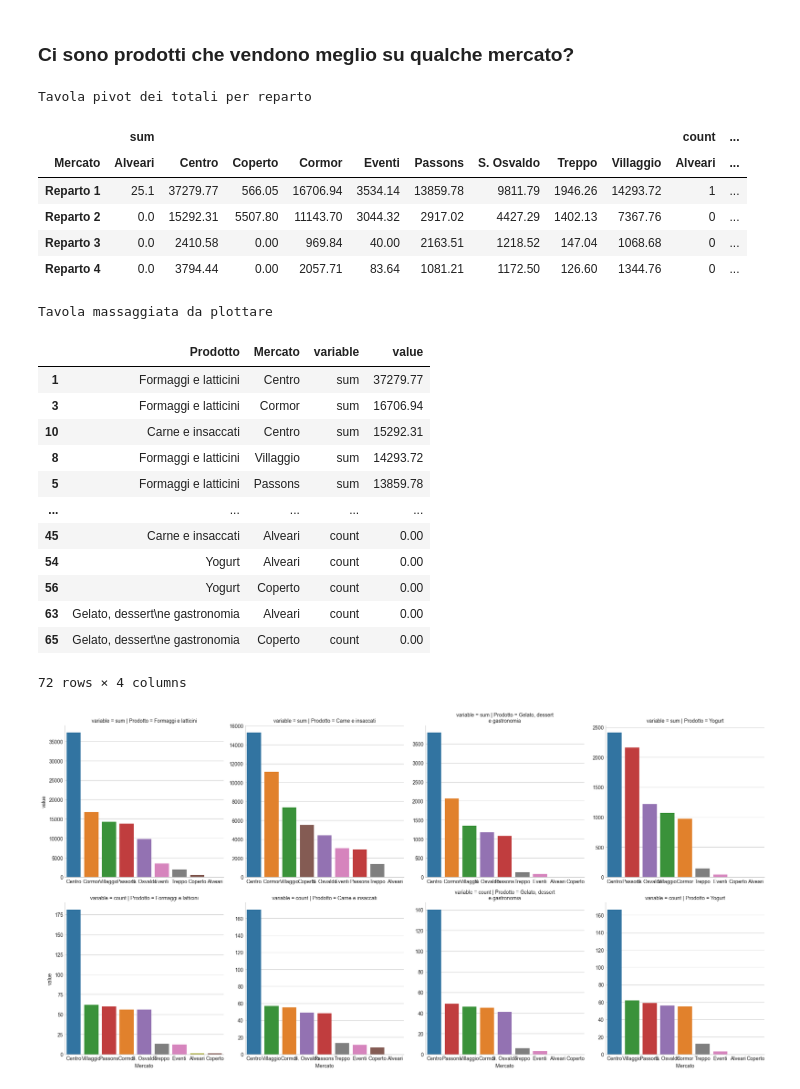
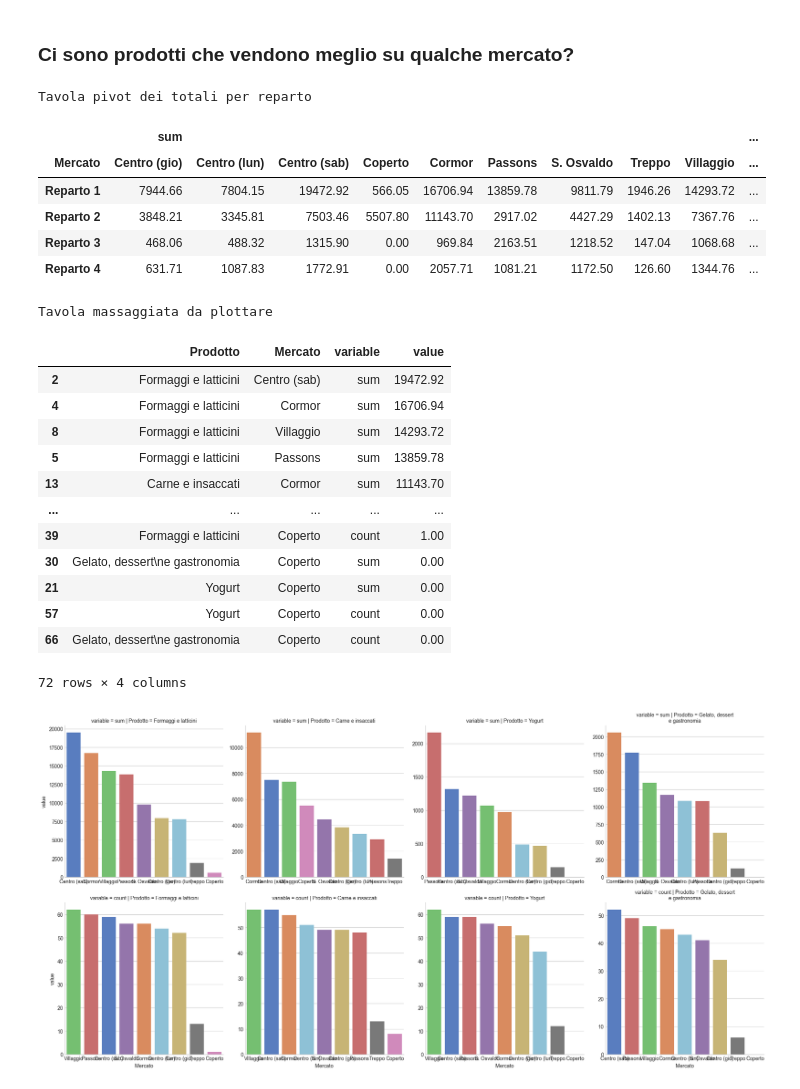
Before and after one commit to panda-with-issues/Fond-Scienze-dei-Dati-progetto, a Jupyter notebook: analisi_corrispettivi_la_di_cjastelan.ipynb, the cells around one changed output. Cells and saved outputs as stored; diff of their text form; code cells hidden in the pictures.

```diff
--- a/analisi_corrispettivi_la_di_cjastelan.ipynb
+++ b/analisi_corrispettivi_la_di_cjastelan.ipynb
@@ -2101,7 +2088,7 @@ plt.show()
 # %% [markdown]
 ### Ci sono prodotti che vendono meglio su qualche mercato?
 # %%
-prod_merc_table = mercati_df.pivot_table(values=[col for col in mercati_df.columns if 'Reparto' in col and '5' not in col], columns='Mercato', aggfunc=['sum', 'count'])
+prod_merc_table = mercati_periodici.pivot_table(values=[col for col in mercati_df.columns if 'Reparto' in col and '5' not in col], columns='Mercato', aggfunc=['sum', 'count'])
 #prod_merc_table['Prodotto'] = prod_merc_table['Reparto']['Formaggi e latticini', 'Carne e insaccati', 'Yogurt', 'Gelato, dessert e gastronomia'] * 7
 
 print('Tavola pivot dei totali per reparto')
@@ -2114,34 +2101,32 @@ prod_merc_long = prod_merc_long.melt(id_vars=['Prodotto', 'Mercato'], value_vars
 prod_merc_long
 # %% [output]
 Tavola pivot dei totali per reparto
-|  | sum |  |  |  |  |  |  |  |  | count | ... |
-| Mercato | Alveari | Centro | Coperto | Cormor | Eventi | Passons | S. Osvaldo | Treppo | Villaggio | Alveari | ... |
-| Reparto 1 | 25.1 | 37279.77 | 566.05 | 16706.94 | 3534.14 | 13859.78 | 9811.79 | 1946.26 | 14293.72 | 1 | ... |
-| Reparto 2 | 0.0 | 15292.31 | 5507.80 | 11143.70 | 3044.32 | 2917.02 | 4427.29 | 1402.13 | 7367.76 | 0 | ... |
-| Reparto 3 | 0.0 | 2410.58 | 0.00 | 969.84 | 40.00 | 2163.51 | 1218.52 | 147.04 | 1068.68 | 0 | ... |
-| Reparto 4 | 0.0 | 3794.44 | 0.00 | 2057.71 | 83.64 | 1081.21 | 1172.50 | 126.60 | 1344.76 | 0 | ... |
+|  | sum |  |  |  |  |  |  |  |  | ... |
+| Mercato | Centro (gio) | Centro (lun) | Centro (sab) | Coperto | Cormor | Passons | S. Osvaldo | Treppo | Villaggio | ... |
+| Reparto 1 | 7944.66 | 7804.15 | 19472.92 | 566.05 | 16706.94 | 13859.78 | 9811.79 | 1946.26 | 14293.72 | ... |
+| Reparto 2 | 3848.21 | 3345.81 | 7503.46 | 5507.80 | 11143.70 | 2917.02 | 4427.29 | 1402.13 | 7367.76 | ... |
+| Reparto 3 | 468.06 | 488.32 | 1315.90 | 0.00 | 969.84 | 2163.51 | 1218.52 | 147.04 | 1068.68 | ... |
+| Reparto 4 | 631.71 | 1087.83 | 1772.91 | 0.00 | 2057.71 | 1081.21 | 1172.50 | 126.60 | 1344.76 | ... |
 Tavola massaggiata da plottare
 |  | Prodotto | Mercato | variable | value |
-| 1 | Formaggi e latticini | Centro | sum | 37279.77 |
-| 3 | Formaggi e latticini | Cormor | sum | 16706.94 |
-| 10 | Carne e insaccati | Centro | sum | 15292.31 |
+| 2 | Formaggi e latticini | Centro (sab) | sum | 19472.92 |
+| 4 | Formaggi e latticini | Cormor | sum | 16706.94 |
 | 8 | Formaggi e latticini | Villaggio | sum | 14293.72 |
 | 5 | Formaggi e latticini | Passons | sum | 13859.78 |
+| 13 | Carne e insaccati | Cormor | sum | 11143.70 |
 | ... | ... | ... | ... | ... |
-| 45 | Carne e insaccati | Alveari | count | 0.00 |
-| 54 | Yogurt | Alveari | count | 0.00 |
-| 56 | Yogurt | Coperto | count | 0.00 |
-| 63 | Gelato, dessert\ne gastronomia | Alveari | count | 0.00 |
-| 65 | Gelato, dessert\ne gastronomia | Coperto | count | 0.00 |
+| 39 | Formaggi e latticini | Coperto | count | 1.00 |
+| 30 | Gelato, dessert\ne gastronomia | Coperto | sum | 0.00 |
+| 21 | Yogurt | Coperto | sum | 0.00 |
+| 57 | Yogurt | Coperto | count | 0.00 |
+| 66 | Gelato, dessert\ne gastronomia | Coperto | count | 0.00 |
 72 rows × 4 columns
 # %%
-'''g = sns.catplot(prod_merc_long, kind='bar',
-                x='Mercato', y='value', hue='Mercato', col='Prodotto',
-                col_wrap=2, sharey=False, sharex=False,
-                col_order=prod_merc_table['Prodotto'])'''
+g = sns.catplot(prod_merc_long, kind='bar',
+                x='Mercato', y='value', hue='Mercato', col='Prodotto', row='variable', palette=mercati_periodici_palette,
+                sharey=False, sharex=False)
 
-g = sns.catplot(prod_merc_long, kind='bar',
-                x='Mercato', y='value', hue='Mercato', col='Prodotto', row='variable',
-                sharey=False, sharex=False)
+g.tight_layout()
+plt.show()
 # %% [output]
-[figure, old version]
+[figure, new version]
```
Also changed, not shown: parts of 12 cells of this notebook.
